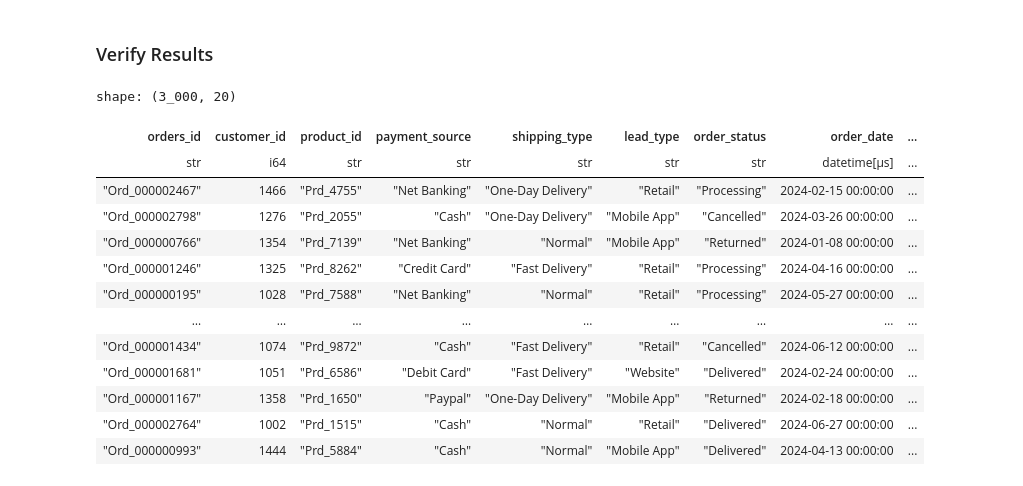
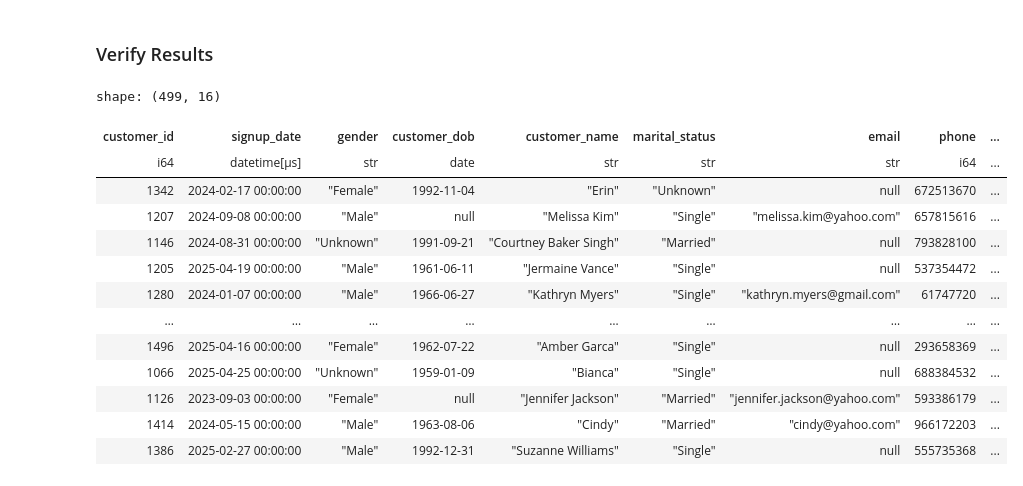
Before and after one commit to sapna-choudhary-1/Data-Engineering-Training, a Jupyter notebook: Polars_DWH/staging_layer/load_tables.ipynb, the cells around one changed output. Cells and saved outputs as stored; diff of their text form; code cells hidden in the pictures.

```diff
--- a/Polars_DWH/staging_layer/load_tables.ipynb
+++ b/Polars_DWH/staging_layer/load_tables.ipynb
@@ -33,13 +40,3 @@ staging_parquet.mkdir(parents=True, exist_ok=True)
-# %%
-params = urllib.parse.quote_plus(
-    "DRIVER={ODBC Driver 17 for SQL Server};"
-    "SERVER=associatetraining.database.windows.net,1433;"
-    "DATABASE=associatetraining;"
-    "UID=training;"
-    "PWD=dFyUT1#$rKIh26;"
-)
-
-engine = create_engine(f"mssql+pyodbc:///?odbc_connect={params}")
 # %% [markdown]
 ### Delete all "non-hist" parquet files of the Staging layer
 # %%
@@ -101,26 +97,26 @@ Saved orders into DB schema staging
 ### Verify Results
 # %%
 schema_name='staging'
-tbl = 'orders'
+tbl = 'customer'
 
 table_name = f"{schema_name}.{tbl}"
 
 query = f"SELECT * FROM {table_name}"
 
 df_staging = pl.read_database(query, engine)
 df_staging
 # %% [output]
-shape: (3_000, 20)
+shape: (499, 16)
-| orders_id | customer_id | product_id | payment_source | shipping_type | lead_type | order_status | order_date | ... |
-| str | i64 | str | str | str | str | str | datetime[μs] | ... |
-| "Ord_000002467" | 1466 | "Prd_4755" | "Net Banking" | "One-Day Delivery" | "Retail" | "Processing" | 2024-02-15 00:00:00 | ... |
-| "Ord_000002798" | 1276 | "Prd_2055" | "Cash" | "One-Day Delivery" | "Mobile App" | "Cancelled" | 2024-03-26 00:00:00 | ... |
-| "Ord_000000766" | 1354 | "Prd_7139" | "Net Banking" | "Normal" | "Mobile App" | "Returned" | 2024-01-08 00:00:00 | ... |
-| "Ord_000001246" | 1325 | "Prd_8262" | "Credit Card" | "Fast Delivery" | "Retail" | "Processing" | 2024-04-16 00:00:00 | ... |
-| "Ord_000000195" | 1028 | "Prd_7588" | "Net Banking" | "Normal" | "Retail" | "Processing" | 2024-05-27 00:00:00 | ... |
+| customer_id | signup_date | gender | customer_dob | customer_name | marital_status | email | phone | ... |
+| i64 | datetime[μs] | str | date | str | str | str | i64 | ... |
+| 1342 | 2024-02-17 00:00:00 | "Female" | 1992-11-04 | "Erin" | "Unknown" | null | 672513670 | ... |
+| 1207 | 2024-09-08 00:00:00 | "Male" | null | "Melissa Kim" | "Single" | "melissa.kim@yahoo.com" | 657815616 | ... |
+| 1146 | 2024-08-31 00:00:00 | "Unknown" | 1991-09-21 | "Courtney Baker Singh" | "Married" | null | 793828100 | ... |
+| 1205 | 2025-04-19 00:00:00 | "Male" | 1961-06-11 | "Jermaine Vance" | "Single" | null | 537354472 | ... |
+| 1280 | 2024-01-07 00:00:00 | "Male" | 1966-06-27 | "Kathryn Myers" | "Single" | "kathryn.myers@gmail.com" | 61747720 | ... |
 | … | … | … | … | … | … | … | … | ... |
-| "Ord_000001434" | 1074 | "Prd_9872" | "Cash" | "Fast Delivery" | "Retail" | "Cancelled" | 2024-06-12 00:00:00 | ... |
-| "Ord_000001681" | 1051 | "Prd_6586" | "Debit Card" | "Fast Delivery" | "Website" | "Delivered" | 2024-02-24 00:00:00 | ... |
-| "Ord_000001167" | 1358 | "Prd_1650" | "Paypal" | "One-Day Delivery" | "Mobile App" | "Returned" | 2024-02-18 00:00:00 | ... |
-| "Ord_000002764" | 1002 | "Prd_1515" | "Cash" | "Normal" | "Retail" | "Delivered" | 2024-06-27 00:00:00 | ... |
-| "Ord_000000993" | 1444 | "Prd_5884" | "Cash" | "Normal" | "Mobile App" | "Delivered" | 2024-04-13 00:00:00 | ... |
+| 1496 | 2025-04-16 00:00:00 | "Female" | 1962-07-22 | "Amber Garca" | "Single" | null | 293658369 | ... |
+| 1066 | 2025-04-25 00:00:00 | "Unknown" | 1959-01-09 | "Bianca" | "Single" | null | 688384532 | ... |
+| 1126 | 2023-09-03 00:00:00 | "Female" | null | "Jennifer Jackson" | "Married" | "jennifer.jackson@yahoo.com" | 593386179 | ... |
+| 1414 | 2024-05-15 00:00:00 | "Male" | 1963-08-06 | "Cindy" | "Married" | "cindy@yahoo.com" | 966172203 | ... |
+| 1386 | 2025-02-27 00:00:00 | "Male" | 1992-12-31 | "Suzanne Williams" | "Single" | null | 555735368 | ... |
```
Also changed, not shown: parts of 5 cells of this notebook, 16 other files.
